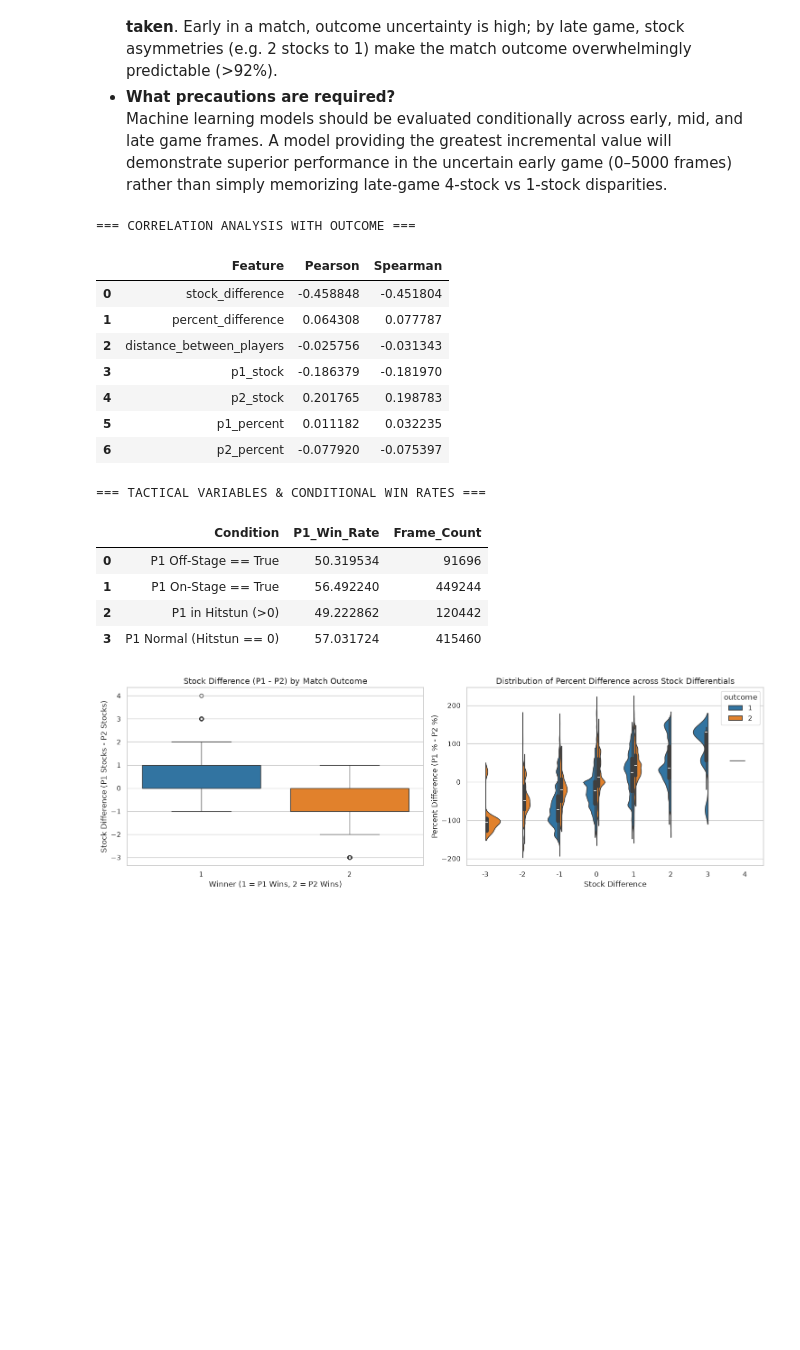
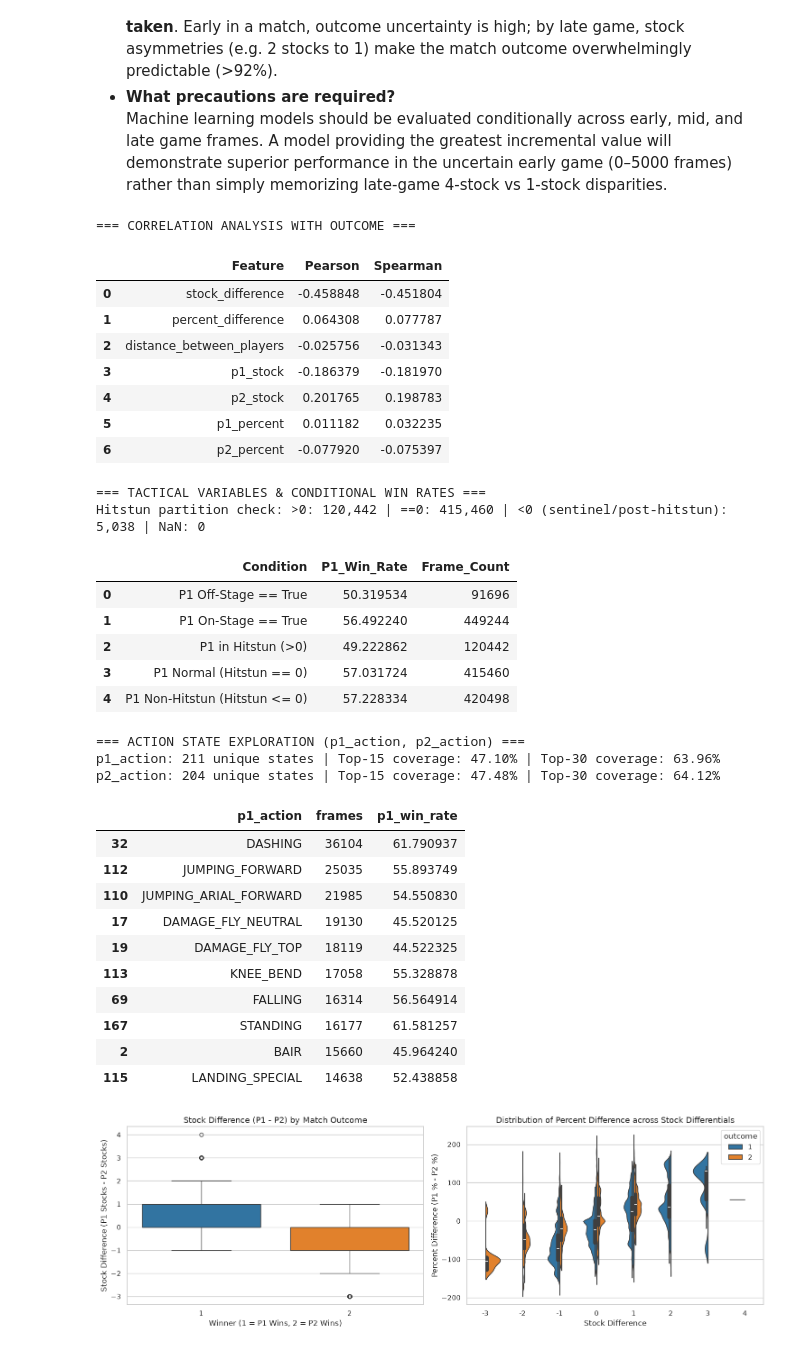
Before and after one commit to errodd/super_smash_bros_melee_victory_predictor, a Jupyter notebook: notebooks/01_eda.ipynb, the cells around one changed output. Saved outputs shown, nothing was run; the diff lists cells and outputs as text; code cells hidden in the pictures; blank space fills up the shorter version.

```diff
--- a/notebooks/01_eda.ipynb
+++ b/notebooks/01_eda.ipynb
@@ -62,19 +69,22 @@ Environment initialized successfully. Seed set to 42.
 # %%
 # 4. Loading Data and Inspecting Match Reconstruction
 
-DATA_PATH = "data/processed_sample.parquet"
-if not os.path.exists(DATA_PATH):
+DATA_PATH = REPO_ROOT / "data" / "processed_sample.parquet"
+if not DATA_PATH.exists():
     raise FileNotFoundError(f"Dataset not found at {DATA_PATH}. Please run src/extract_data.py first.")
 
 df = pd.read_parquet(DATA_PATH)
 print(f"Dataset successfully loaded: {df.shape[0]:,} observations across {df.shape[1]} attributes.")
-print(f"Total unique reconstructed match segments: {df['match_id'].nunique()}")
+print(f"Total unique canonical matches: {df['match_id'].nunique()}")
 
-# Match summary statistics
-match_sizes = df.groupby('match_id').size()
+# Match summary statistics (post-canonicalization of Sheik/Zelda 0000_m16/0000_m25)
+match_sizes = df.groupby("match_id").size()
 full_matches = match_sizes[match_sizes > 500]
-print(f"All segments min duration: {match_sizes.min():,} frames (includes 177-frame Zelda transformation segment)")
-print(f"Full matches (48 matches > 500 frames): min={full_matches.min():,}, median={int(full_matches.median()):,}, max={full_matches.max():,}")
+print(f"All canonical matches min duration: {match_sizes.min():,} frames")
+print(
+    f"Full matches ({len(full_matches)} matches > 500 frames): "
+    f"min={full_matches.min():,}, median={int(full_matches.median()):,}, max={full_matches.max():,}"
+)
 print(f"Average match duration: {full_matches.mean():.1f} frames (~{full_matches.mean() / 60:.1f} seconds)")
 # %% [output]
 Dataset successfully loaded: 540,940 observations across 47 attributes.
@@ -460,7 +550,7 @@ plt.show()
 * **What precautions are required?**
   Machine learning models should be evaluated conditionally across early, mid, and late game frames. A model providing the greatest incremental value will demonstrate superior performance in the uncertain early game (0–5000 frames) rather than simply memorizing late-game 4-stock vs 1-stock disparities.
 # %%
-# 12. Tactical Variables and Exploratory Feature Engineering
+# 12. Tactical Variables, Action States, and Exploratory Feature Engineering
 
 # Feature Engineering: Candidate Transformations
 df['stock_difference'] = df['p1_stock'] - df['p2_stock']
@@ -477,43 +567,83 @@ for col in eval_features:
 display(pd.DataFrame(corr_results))
 
 print("\n=== TACTICAL VARIABLES & CONDITIONAL WIN RATES ===")
+neg_hitstun = int((df['p1_hitstun_frames_left'] < 0).sum())
+na_hitstun = int(df['p1_hitstun_frames_left'].isna().sum())
+print(
+    f"Hitstun partition check: >0: {(df['p1_hitstun_frames_left'] > 0).sum():,} | "
+    f"==0: {(df['p1_hitstun_frames_left'] == 0).sum():,} | "
+    f"<0 (sentinel/post-hitstun): {neg_hitstun:,} | NaN: {na_hitstun:,}"
+)
 tactical_summary = [
-    {"Condition": "P1 Off-Stage == True", "P1_Win_Rate": (df[df['p1_off_stage'] == True]['outcome'] == 1).mean() * 100, "Frame_Count": df['p1_off_stage'].sum()},
-    {"Condition": "P1 On-Stage == True", "P1_Win_Rate": (df[df['p1_off_stage'] == False]['outcome'] == 1).mean() * 100, "Frame_Count": (~df['p1_off_stage']).sum()},
-    {"Condition": "P1 in Hitstun (>0)", "P1_Win_Rate": (df[df['p1_hitstun_frames_left'] > 0]['outcome'] == 1).mean() * 100, "Frame_Count": (df['p1_hitstun_frames_left'] > 0).sum()},
-    {"Condition": "P1 Normal (Hitstun == 0)", "P1_Win_Rate": (df[df['p1_hitstun_frames_left'] == 0]['outcome'] == 1).mean() * 100, "Frame_Count": (df['p1_hitstun_frames_left'] == 0).sum()}
+    {"Condition": "P1 Off-Stage == True", "P1_Win_Rate": (df[df['p1_off_stage'] == True]['outcome'] == 1).mean() * 100, "Frame_Count": int(df['p1_off_stage'].sum())},
+    {"Condition": "P1 On-Stage == True", "P1_Win_Rate": (df[df['p1_off_stage'] == False]['outcome'] == 1).mean() * 100, "Frame_Count": int((~df['p1_off_stage']).sum())},
+    {"Condition": "P1 in Hitstun (>0)", "P1_Win_Rate": (df[df['p1_hitstun_frames_left'] > 0]['outcome'] == 1).mean() * 100, "Frame_Count": int((df['p1_hitstun_frames_left'] > 0).sum())},
+    {"Condition": "P1 Normal (Hitstun == 0)", "P1_Win_Rate": (df[df['p1_hitstun_frames_left'] == 0]['outcome'] == 1).mean() * 100, "Frame_Count": int((df['p1_hitstun_frames_left'] == 0).sum())},
+    {"Condition": "P1 Non-Hitstun (Hitstun <= 0)", "P1_Win_Rate": (df[df['p1_hitstun_frames_left'] <= 0]['outcome'] == 1).mean() * 100, "Frame_Count": int((df['p1_hitstun_frames_left'] <= 0).sum())},
 ]
 display(pd.DataFrame(tactical_summary))
+
+# Exploration of Action States (p1_action, p2_action)
+print("\n=== ACTION STATE EXPLORATION (p1_action, p2_action) ===")
+for col in ["p1_action", "p2_action"]:
+    vc = df[col].value_counts()
+    top15_cov = vc.head(15).sum() / len(df) * 100
+    top30_cov = vc.head(30).sum() / len(df) * 100
+    print(f"{col}: {df[col].nunique()} unique states | Top-15 coverage: {top15_cov:.2f}% | Top-30 coverage: {top30_cov:.2f}%")
+
+top10_actions = (
+    df.groupby("p1_action", as_index=False)
+    .agg(frames=("outcome", "size"), p1_win_rate=("outcome", lambda s: (s == 1).mean() * 100))
+    .sort_values("frames", ascending=False)
+    .head(10)
+)
+display(top10_actions)
 
 # Visualizing Stock and Percent Differentials
 fig, axes = plt.subplots(1, 2, figsize=(15, 5))
 sns.boxplot(x="outcome", y="stock_difference", data=df, ax=axes[0], palette=["#1f77b4", "#ff7f0e"], hue="outcome", legend=False)
 axes[0].set_title("Stock Difference (P1 - P2) by Match Outcome")
 axes[0].set_xlabel("Winner (1 = P1 Wins, 2 = P2 Wins)")
 axes[0].set_ylabel("Stock Difference (P1 Stocks - P2 Stocks)")
 
 sns.violinplot(x="stock_difference", y="percent_difference", hue="outcome", data=df, split=True, ax=axes[1], palette=["#1f77b4", "#ff7f0e"])
 axes[1].set_title("Distribution of Percent Difference across Stock Differentials")
 axes[1].set_xlabel("Stock Difference")
 axes[1].set_ylabel("Percent Difference (P1 % - P2 %)")
 plt.tight_layout()
 plt.show()
 # %% [output]
 === CORRELATION ANALYSIS WITH OUTCOME ===
 |  | Feature | Pearson | Spearman |
 | 0 | stock_difference | -0.458848 | -0.451804 |
 | 1 | percent_difference | 0.064308 | 0.077787 |
 | 2 | distance_between_players | -0.025756 | -0.031343 |
 | 3 | p1_stock | -0.186379 | -0.181970 |
 | 4 | p2_stock | 0.201765 | 0.198783 |
 | 5 | p1_percent | 0.011182 | 0.032235 |
 | 6 | p2_percent | -0.077920 | -0.075397 |
 === TACTICAL VARIABLES & CONDITIONAL WIN RATES ===
+Hitstun partition check: >0: 120,442 | ==0: 415,460 | <0 (sentinel/post-hitstun): 5,038 | NaN: 0
 |  | Condition | P1_Win_Rate | Frame_Count |
 | 0 | P1 Off-Stage == True | 50.319534 | 91696 |
 | 1 | P1 On-Stage == True | 56.492240 | 449244 |
 | 2 | P1 in Hitstun (>0) | 49.222862 | 120442 |
 | 3 | P1 Normal (Hitstun == 0) | 57.031724 | 415460 |
+| 4 | P1 Non-Hitstun (Hitstun <= 0) | 57.228334 | 420498 |
+=== ACTION STATE EXPLORATION (p1_action, p2_action) ===
+p1_action: 211 unique states | Top-15 coverage: 47.10% | Top-30 coverage: 63.96%
+p2_action: 204 unique states | Top-15 coverage: 47.48% | Top-30 coverage: 64.12%
+|  | p1_action | frames | p1_win_rate |
+| 32 | DASHING | 36104 | 61.790937 |
+| 112 | JUMPING_FORWARD | 25035 | 55.893749 |
+| 110 | JUMPING_ARIAL_FORWARD | 21985 | 54.550830 |
+| 17 | DAMAGE_FLY_NEUTRAL | 19130 | 45.520125 |
+| 19 | DAMAGE_FLY_TOP | 18119 | 44.522325 |
+| 113 | KNEE_BEND | 17058 | 55.328878 |
+| 69 | FALLING | 16314 | 56.564914 |
+| 167 | STANDING | 16177 | 61.581257 |
+| 2 | BAIR | 15660 | 45.964240 |
+| 115 | LANDING_SPECIAL | 14638 | 52.438858 |
 [figure]
 # %% [markdown]
 ### Interpretation: Tactical Features and Candidate Variable Assessment
```
Also changed, not shown: parts of 11 cells of this notebook.
